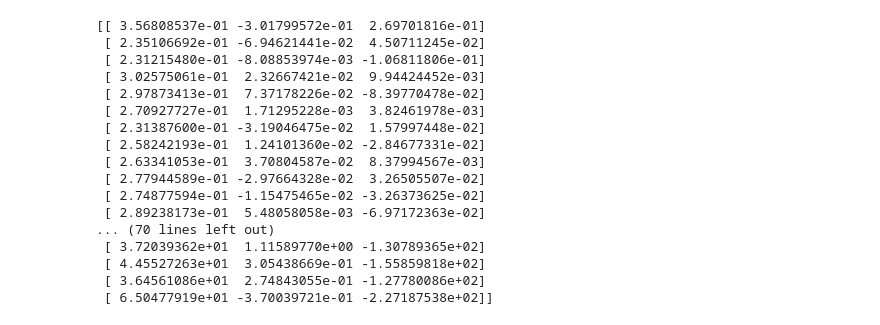
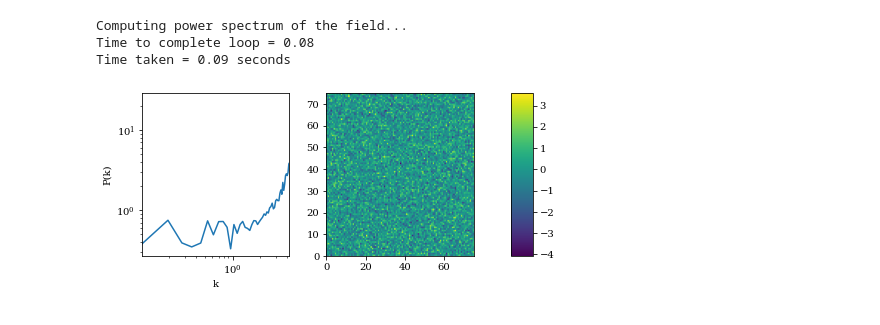
Before and after one commit to calvinosinga/pkfire, a Jupyter notebook: tests.ipynb, the cells around one changed output. Drawn from its saved outputs; the diff is of its cells as text; code cells hidden in the pictures.

```diff
--- a/tests.ipynb
+++ b/tests.ipynb
@@ -84,20 +0,0 @@ KeyboardInterrupt:
-# %%
-print(grid.Pk)
-# %% [output]
-[[ 3.56808537e-01 -3.01799572e-01  2.69701816e-01]
- [ 2.35106692e-01 -6.94621441e-02  4.50711245e-02]
- [ 2.31215480e-01 -8.08853974e-03 -1.06811806e-01]
- [ 3.02575061e-01  2.32667421e-02  9.94424452e-03]
- [ 2.97873413e-01  7.37178226e-02 -8.39770478e-02]
- [ 2.70927727e-01  1.71295228e-03  3.82461978e-03]
- [ 2.31387600e-01 -3.19046475e-02  1.57997448e-02]
- [ 2.58242193e-01  1.24101360e-02 -2.84677331e-02]
- [ 2.63341053e-01  3.70804587e-02  8.37994567e-03]
- [ 2.77944589e-01 -2.97664328e-02  3.26505507e-02]
- [ 2.74877594e-01 -1.15475465e-02 -3.26373625e-02]
- [ 2.89238173e-01  5.48058058e-03 -6.97172363e-02]
-... (70 lines left out)
- [ 3.72039362e+01  1.11589770e+00 -1.30789365e+02]
- [ 4.45527263e+01  3.05438669e-01 -1.55859818e+02]
- [ 3.64561086e+01  2.74843055e-01 -1.27780086e+02]
- [ 6.50477919e+01 -3.70039721e-01 -2.27187538e+02]]
@@ -103,0 +8,17 @@ print(grid.Pk)
+# %%
+grid = Grid((100, 100), 75)
+dlib.gaussian(grid)
+pkf = Pkfire(grid)
+# %%
+pkf.pk()
+# %% [output]
+Computing power spectrum of the field...
+Time to complete loop = 0.08
+Time taken = 0.09 seconds
+# %%
+pkplt = PKFPlot(pkf)
+fig, axes = plt.subplots(1, 3, gridspec_kw={'width_ratios':[1, 1, 0.15], 'wspace':0.35}, figsize = (7, 3))
+pkplt.gridPlot(axes[1], axes[2])
+pkplt.pkPlot(axes[0])
+# %% [output]
+[figure, added]
```
Also changed, not shown: parts of 8 cells of this notebook, 1 other file.
